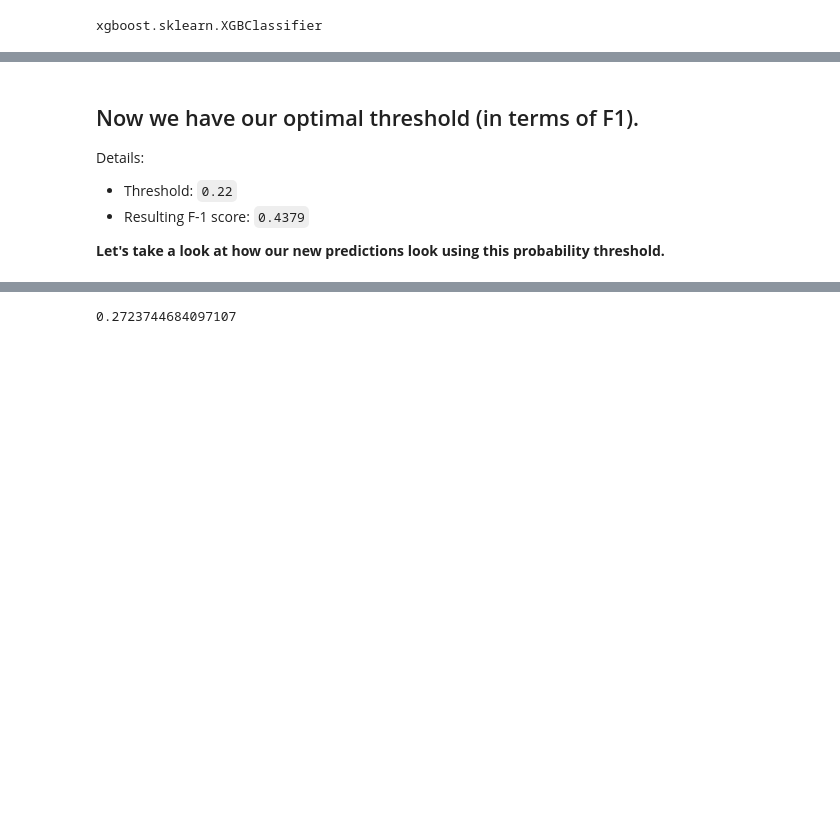
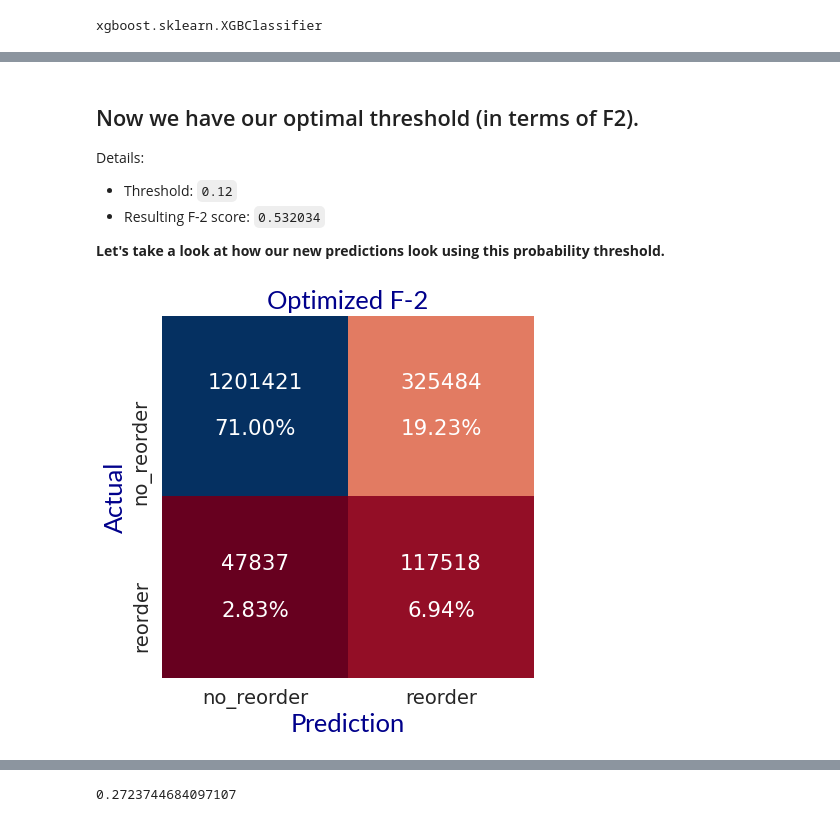
Before and after one commit to edubu2/metis-project3, a Jupyter notebook: code/model_analysis.ipynb, the cells around one changed output, grey strips where cells are left out. Drawn from its saved outputs; the diff is of its cells as text; code cells hidden in the pictures; blank space fills up the shorter version.

```diff
--- a/code/model_analysis.ipynb
+++ b/code/model_analysis.ipynb
@@ -248,9 +307,13 @@ Best threshold: 0.21999999999999995
 # %% [markdown]
-## Now we have our optimal threshold (in terms of F1).
+## Now we have our optimal threshold (in terms of F2).
 
 Details:
-* Threshold: `0.22`
-* Resulting F-1 score: `0.4379`
+* Threshold: `0.12`
+* Resulting F-2 score: `0.532034`
 
 **Let's take a look at how our new predictions look using this probability threshold.**
+# %%
+make_confusion_matrix(xgb_fit, threshold=0.12, title='Optimized F-2')
+# %% [output]
+[figure, added]
 # %%
```
Also changed, not shown: parts of 19 cells of this notebook.
